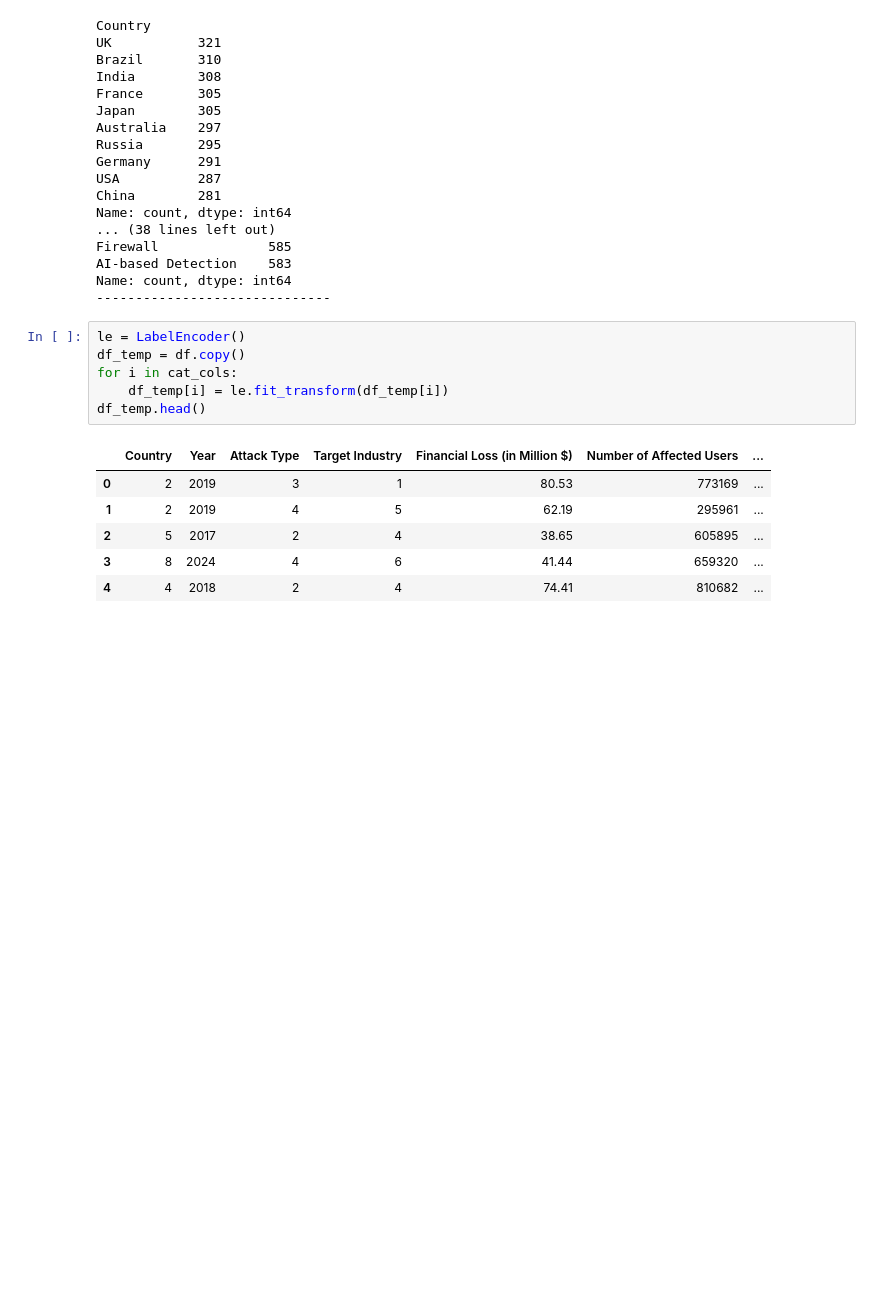
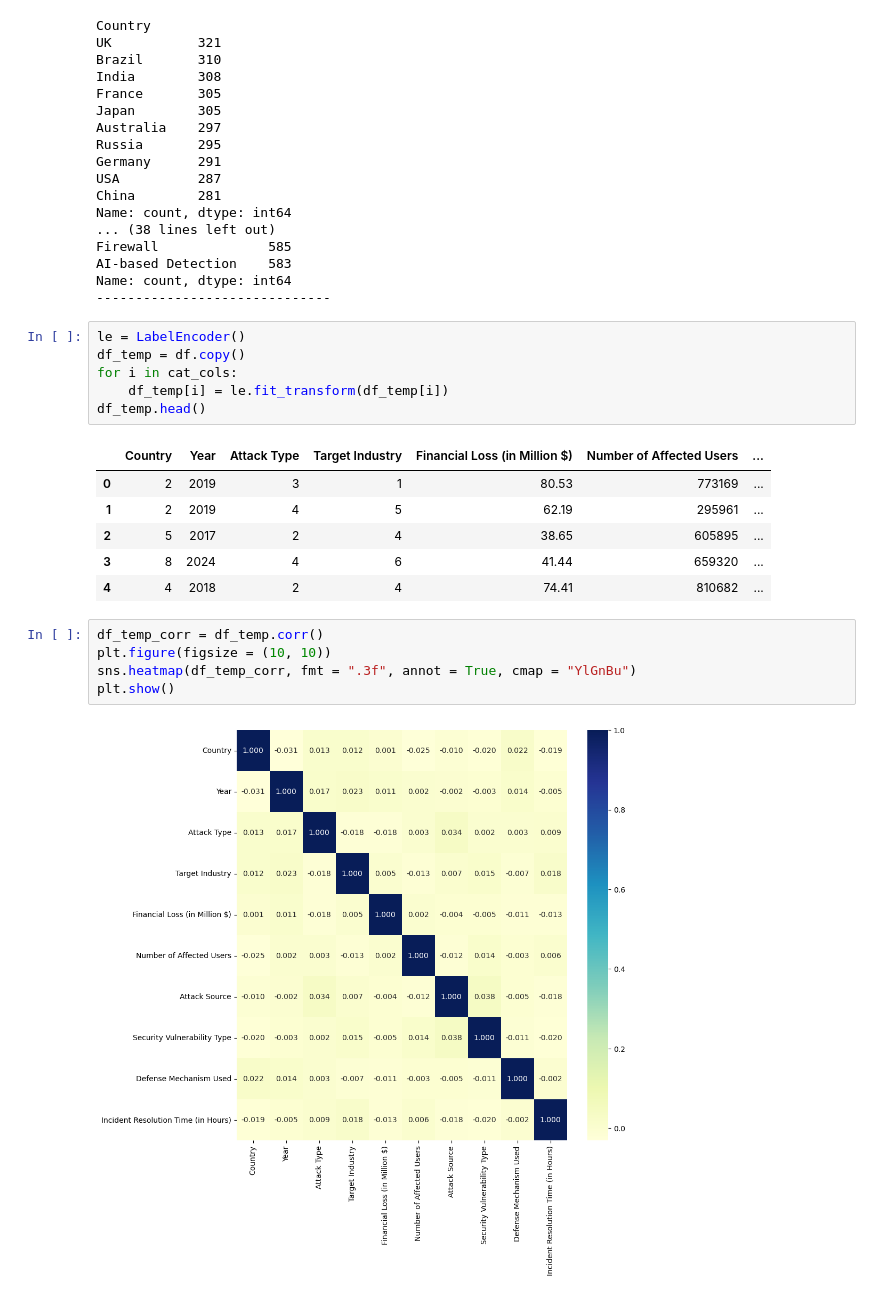
Before and after one commit to Leonardo-Monaro/Global-Cybersecurity-Threats, a Jupyter notebook: main.ipynb, the cells around one changed output. Drawn from its saved outputs; the diff is of its cells as text; blank space fills up the shorter version.

```diff
--- a/main.ipynb
+++ b/main.ipynb
@@ -114,3 +115,10 @@ df_temp.head()
 | 2 | 5 | 2017 | 2 | 4 | 38.65 | 605895 | ... |
 | 3 | 8 | 2024 | 4 | 6 | 41.44 | 659320 | ... |
 | 4 | 4 | 2018 | 2 | 4 | 74.41 | 810682 | ... |
+# %%
+df_temp_corr = df_temp.corr()
+plt.figure(figsize = (10, 10))
+sns.heatmap(df_temp_corr, fmt = ".3f", annot = True, cmap = "YlGnBu")
+plt.show()
+# %% [output]
+[figure, added]
```
Also changed, not shown: parts of 11 cells of this notebook.
